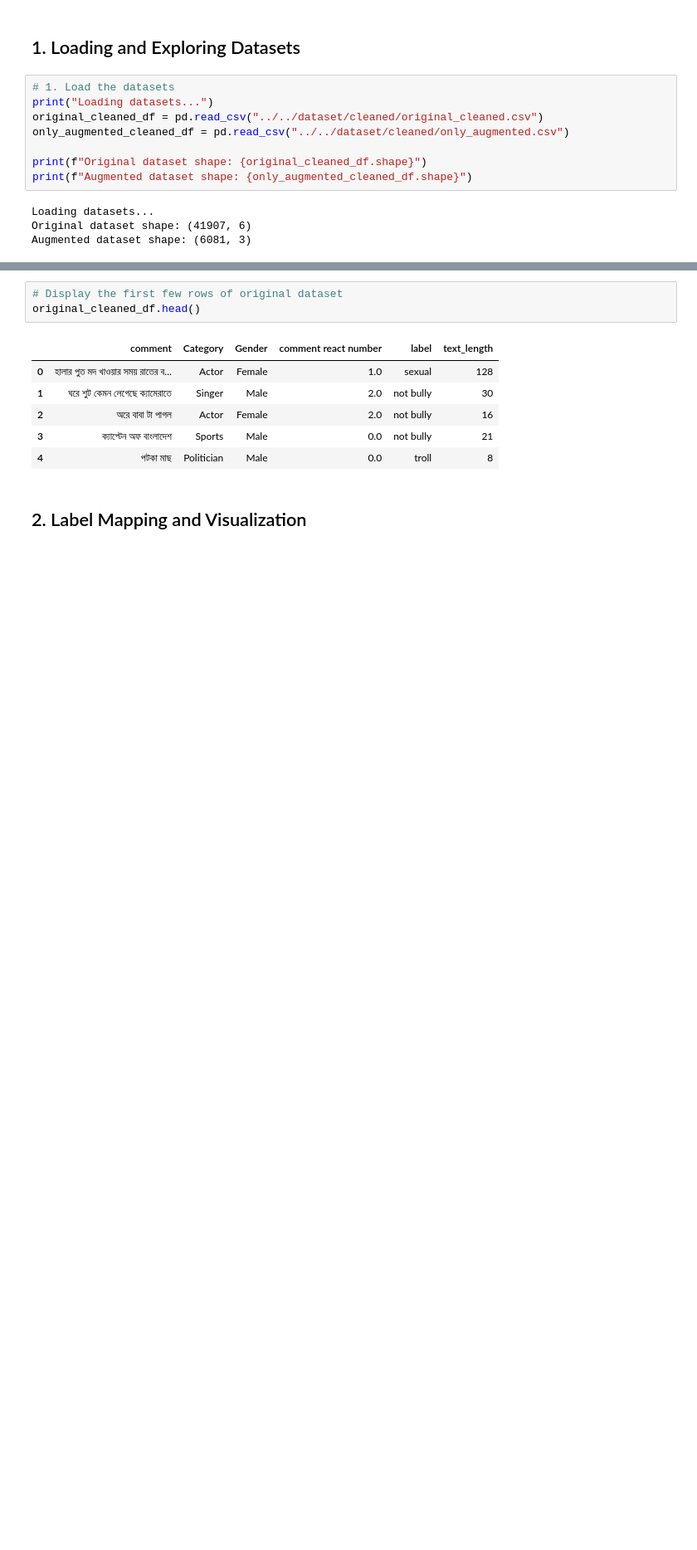
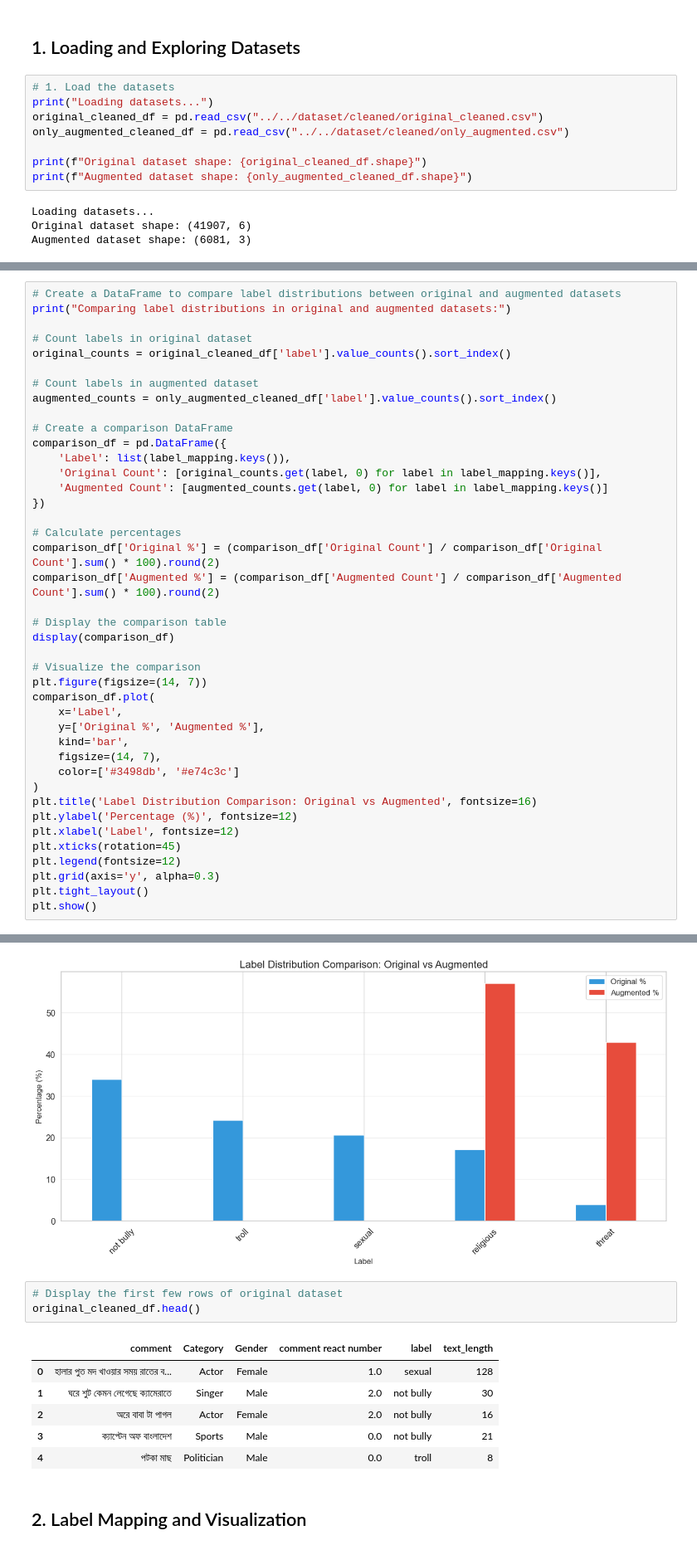
Before and after one commit to NotAlpha45/bangla-cyberbullying, a Jupyter notebook: code/svc_run/multi_class.ipynb, the cells around one changed output, grey strips where cells are left out. Shown at 83% size. Drawn from its saved outputs; the diff is of its cells as text; blank space fills up the shorter version.

Commit message:
Show a table comparing the original and augmented dataset

```diff
--- a/code/svc_run/multi_class.ipynb
+++ b/code/svc_run/multi_class.ipynb
@@ -48,0 +52,42 @@ Augmented dataset shape: (6081, 3)
+# %%
+# Create a DataFrame to compare label distributions between original and augmented datasets
+print("Comparing label distributions in original and augmented datasets:")
+
+# Count labels in original dataset
+original_counts = original_cleaned_df['label'].value_counts().sort_index()
+
+# Count labels in augmented dataset
+augmented_counts = only_augmented_cleaned_df['label'].value_counts().sort_index()
+
+# Create a comparison DataFrame
+comparison_df = pd.DataFrame({
+    'Label': list(label_mapping.keys()),
+    'Original Count': [original_counts.get(label, 0) for label in label_mapping.keys()],
+    'Augmented Count': [augmented_counts.get(label, 0) for label in label_mapping.keys()]
+})
+
+# Calculate percentages
+comparison_df['Original %'] = (comparison_df['Original Count'] / comparison_df['Original Count'].sum() * 100).round(2)
+comparison_df['Augmented %'] = (comparison_df['Augmented Count'] / comparison_df['Augmented Count'].sum() * 100).round(2)
+
+# Display the comparison table
+display(comparison_df)
+
+# Visualize the comparison
+plt.figure(figsize=(14, 7))
+comparison_df.plot(
+    x='Label',
+    y=['Original %', 'Augmented %'],
+    kind='bar',
+    figsize=(14, 7),
+    color=['#3498db', '#e74c3c']
+)
+plt.title('Label Distribution Comparison: Original vs Augmented', fontsize=16)
+plt.ylabel('Percentage (%)', fontsize=12)
+plt.xlabel('Label', fontsize=12)
+plt.xticks(rotation=45)
+plt.legend(fontsize=12)
+plt.grid(axis='y', alpha=0.3)
+plt.tight_layout()
+plt.show()
+# %% [output]
@@ -49,3 +102,4 @@ Augmented dataset shape: (6081, 3)
+[figure, added]
 # %%
 # Display the first few rows of original dataset
 original_cleaned_df.head()
```
Also changed, not shown: parts of 3 cells of this notebook.
